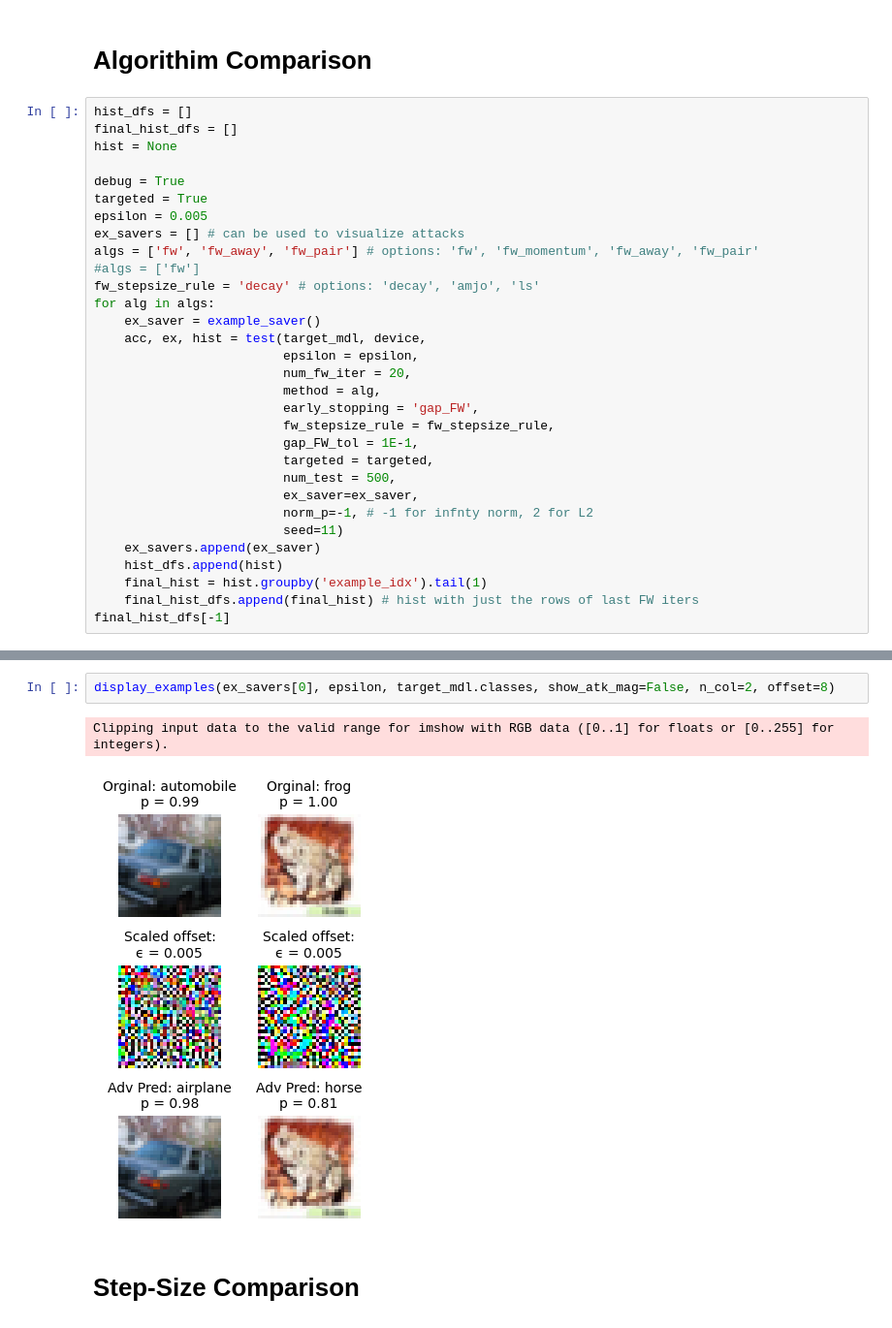
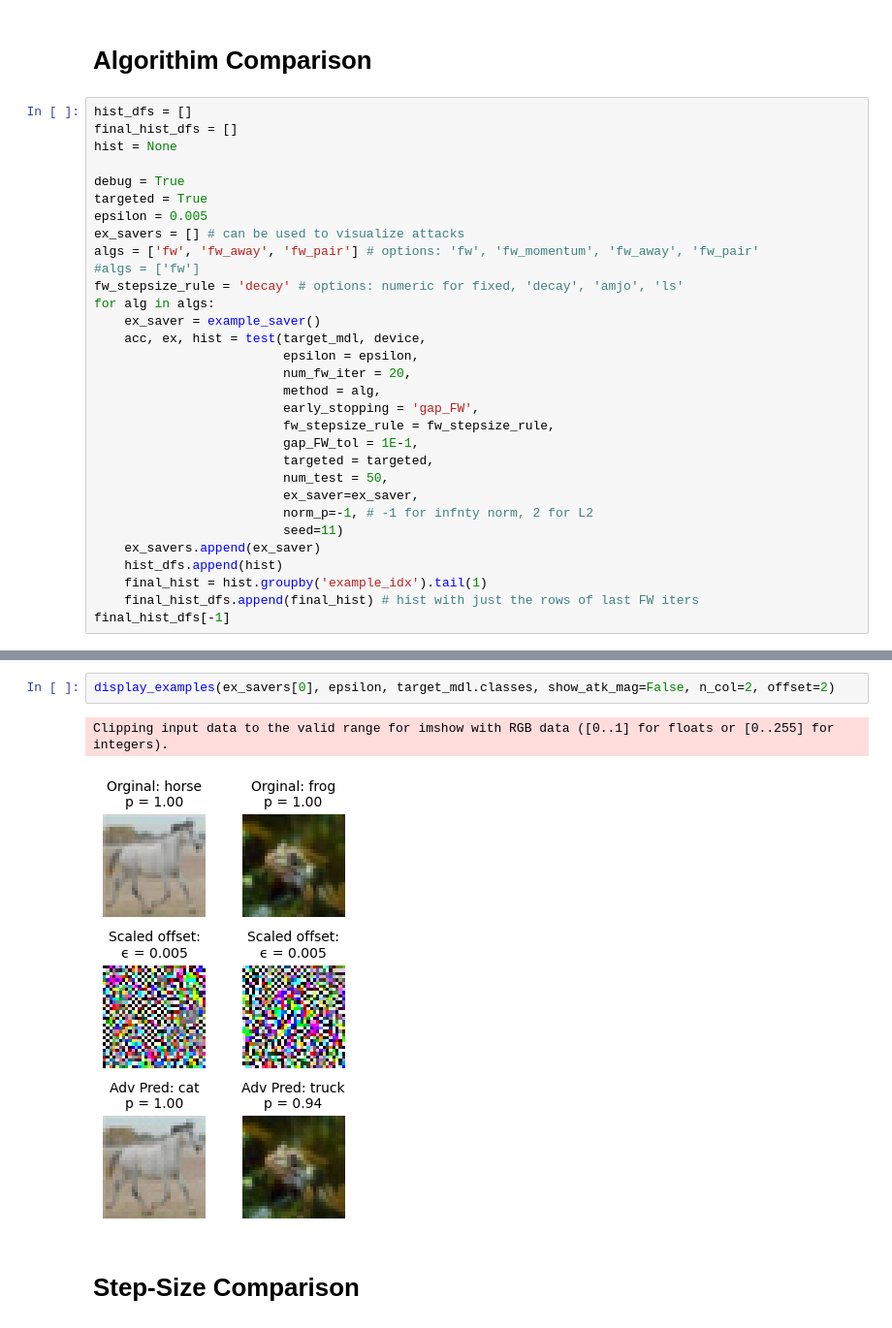
Before and after one commit to TannerAGraves/FW-variants-for-WB-Adversarial-Attacks, a Jupyter notebook: test attacks.ipynb, the cells around one changed output, grey strips where cells are left out. Shown at 97% size. Saved outputs shown, nothing was run; the diff lists cells and outputs as text.

```diff
--- a/test attacks.ipynb
+++ b/test attacks.ipynb
@@ -58,7 +55,7 @@ epsilon = 0.005
 ex_savers = [] # can be used to visualize attacks
 algs = ['fw', 'fw_away', 'fw_pair'] # options: 'fw', 'fw_momentum', 'fw_away', 'fw_pair'
 #algs = ['fw']
-fw_stepsize_rule = 'decay' # options: 'decay', 'amjo', 'ls'
+fw_stepsize_rule = 'decay' # options: numeric for fixed, 'decay', 'amjo', 'ls'
 for alg in algs:
     ex_saver = example_saver()
     acc, ex, hist = test(target_mdl, device,
@@ -69,7 +66,7 @@ for alg in algs:
                          fw_stepsize_rule = fw_stepsize_rule,
                          gap_FW_tol = 1E-1,
                          targeted = targeted,
-                         num_test = 500,
+                         num_test = 50,
                          ex_saver=ex_saver,
                          norm_p=-1, # -1 for infnty norm, 2 for L2
                          seed=11)
@@ -112,8 +115,8 @@ fw_pair
 # %%
-display_examples(ex_savers[0], epsilon, target_mdl.classes, show_atk_mag=False, n_col=2, offset=8)
+display_examples(ex_savers[0], epsilon, target_mdl.classes, show_atk_mag=False, n_col=2, offset=2)
 # %% [output]
 Clipping input data to the valid range for imshow with RGB data ([0..1] for floats or [0..255] for integers).
-[figure, old version]
+[figure, new version]
 # %% [markdown]
 # Step-Size Comparison
 # %%
```
Also changed, not shown: parts of 9 cells of this notebook, 1 other file.
